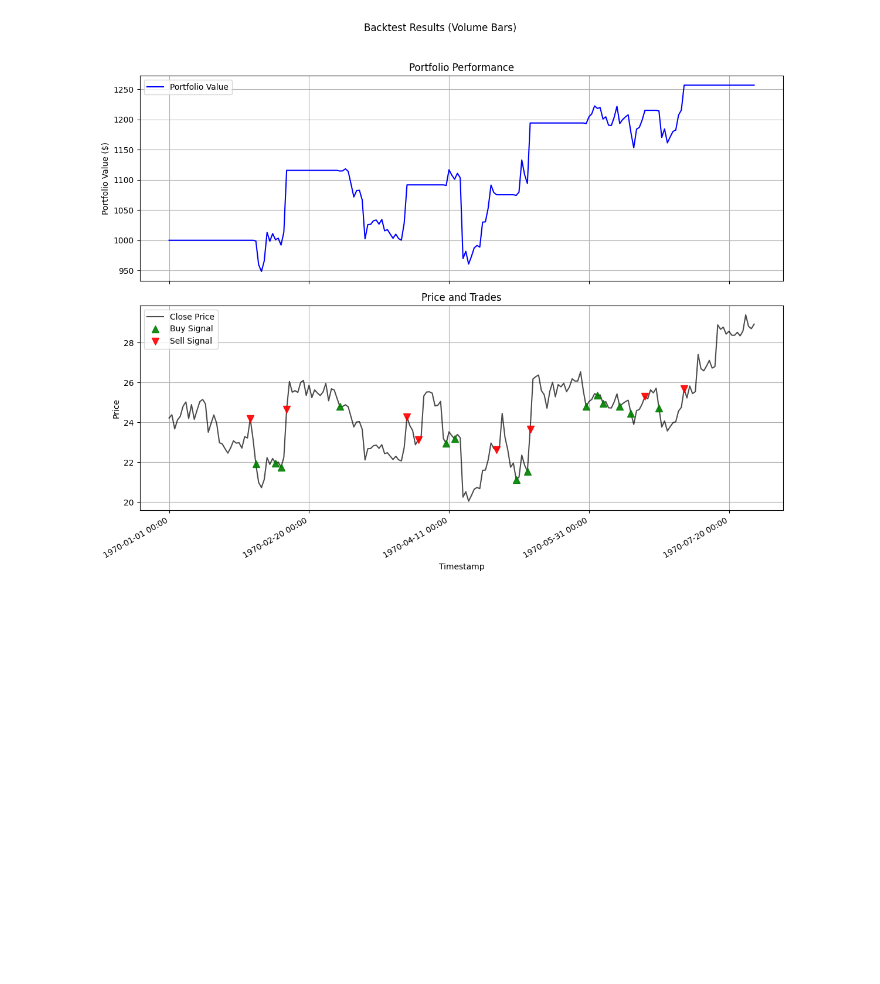
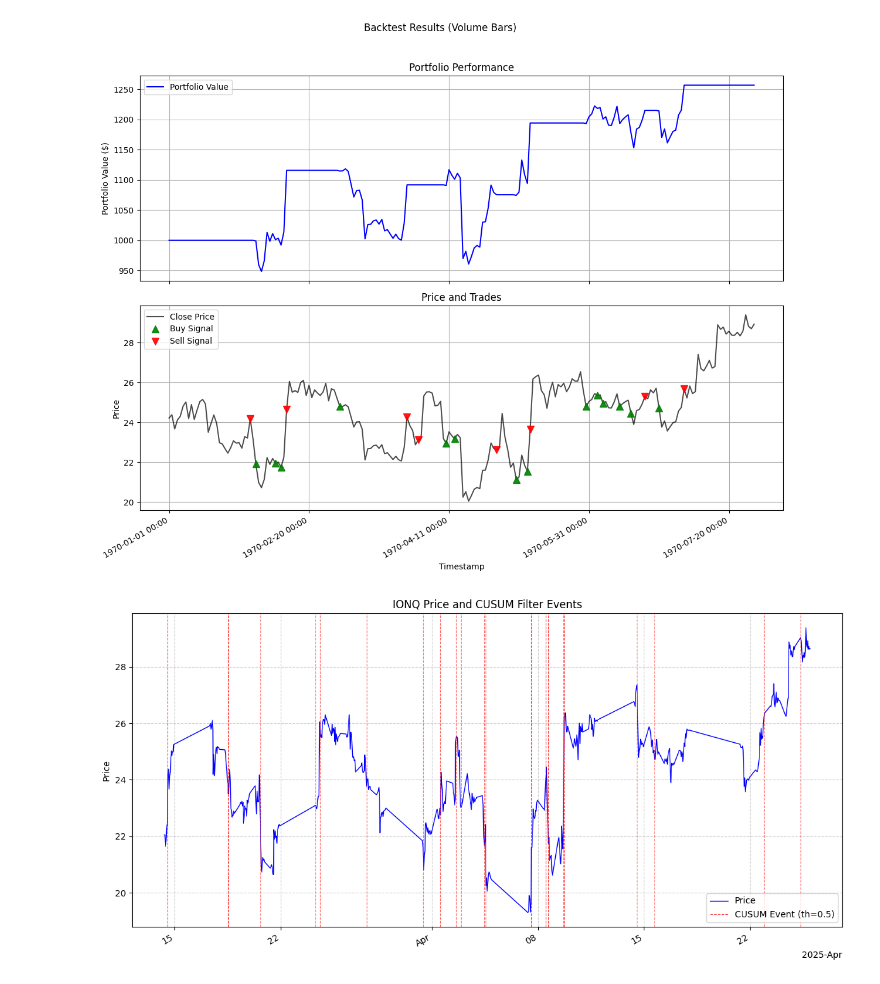
Before and after one commit to andrewBatutin/ib-ai-bot, a Jupyter notebook: notebooks/exp_bars_trade.ipynb, the cells around one changed output. Saved outputs shown, nothing was run; the diff lists cells and outputs as text; code cells hidden in the pictures; blank space fills up the shorter version.

```diff
--- a/notebooks/exp_bars_trade.ipynb
+++ b/notebooks/exp_bars_trade.ipynb
@@ -147,3 +147,11 @@ Number of Trades:        12
 Total Commission Paid:  $12.00
 ---------------------------
 [figure]
+# %%
+from plotting.utils import plot_price_with_cusum_events
+from mlfinpy.filters import cusum_filter
+
+cusum_events = cusum_filter(data_ml['price'], threshold=0.1)
+plot_price_with_cusum_events(data_ml['price'], cusum_events, ionq_tk, 0.5)
+# %% [output]
+[figure, added]
```
